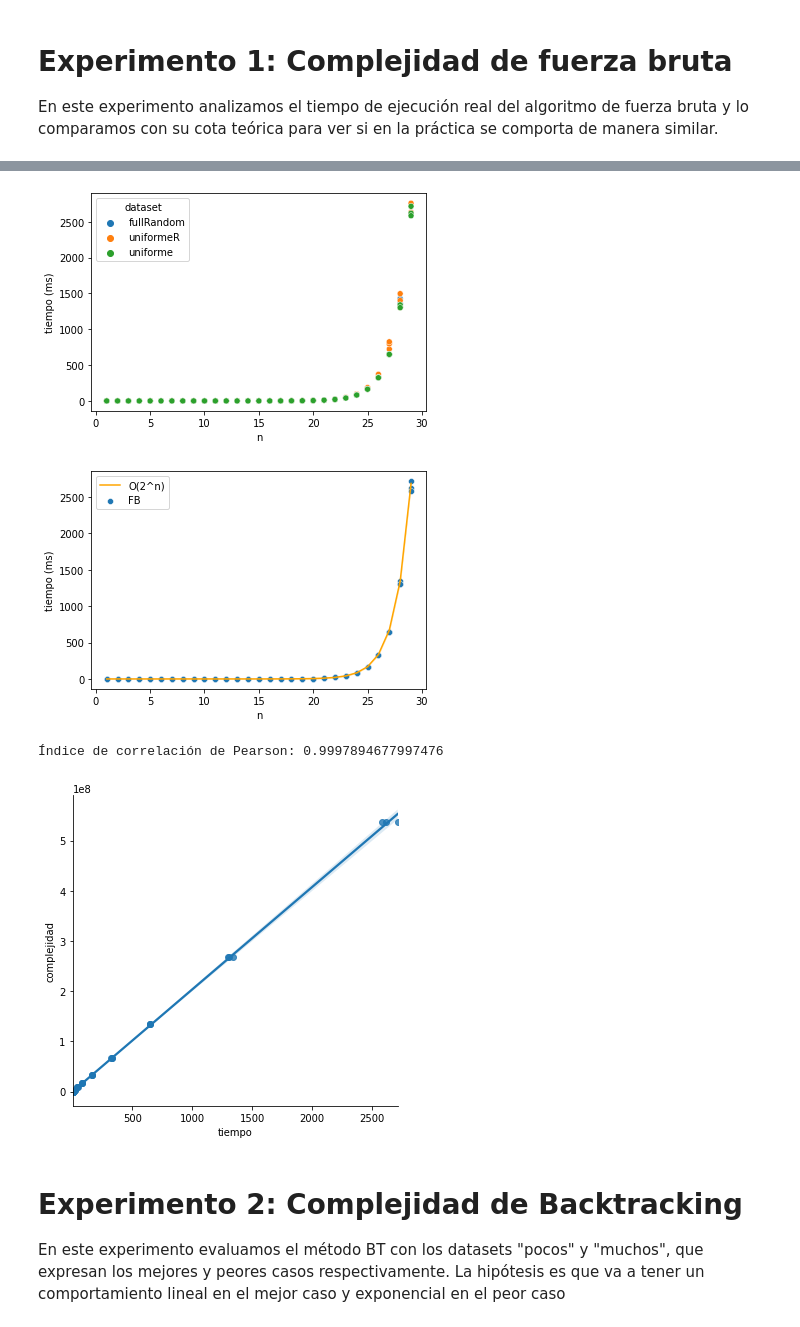
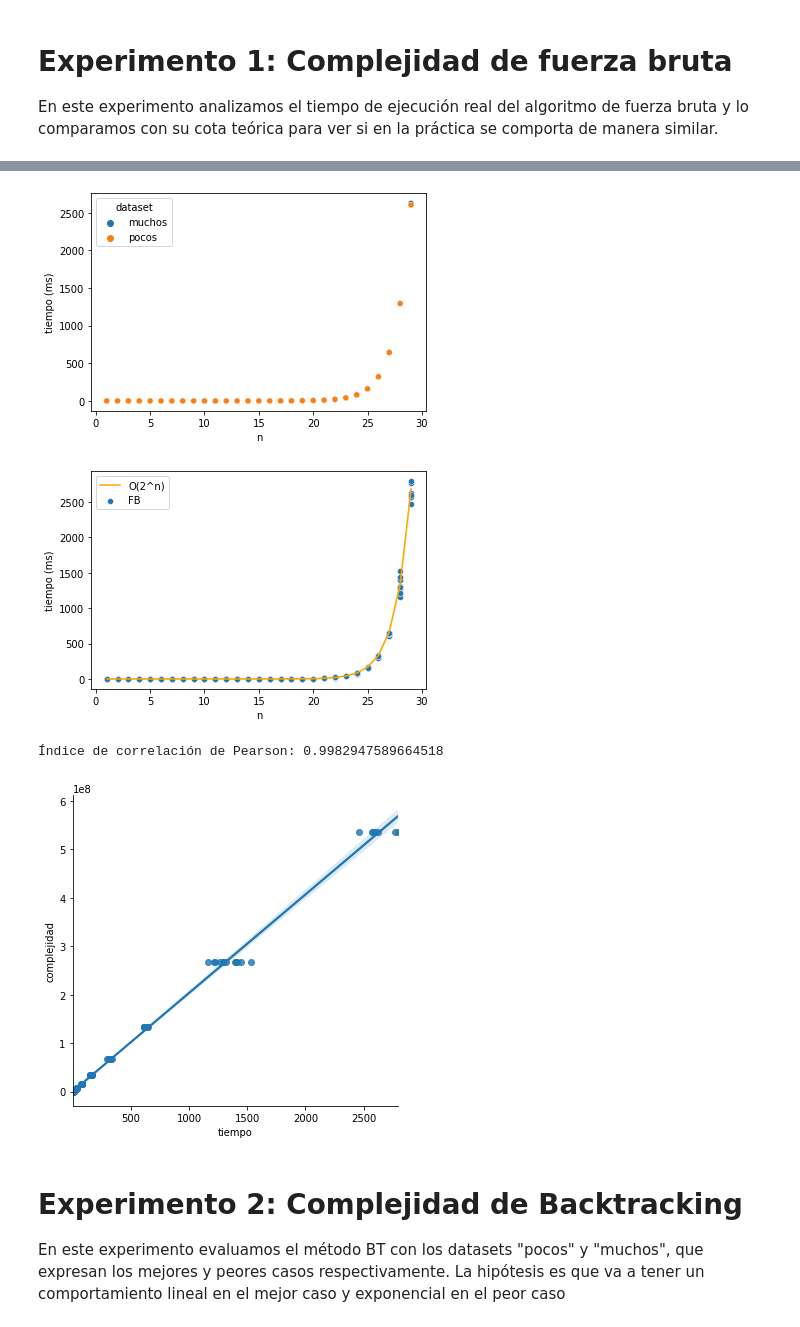
Before and after one commit to mybelgo/algo3tp1, a Jupyter notebook: testCases/generador/analisis.ipynb, the cells around one changed output, grey strips where cells are left out. Drawn from its saved outputs; the diff is of its cells as text; code cells hidden in the pictures.

```diff
--- a/testCases/generador/analisis.ipynb
+++ b/testCases/generador/analisis.ipynb
@@ -30,14 +30,14 @@ plt.savefig("graficos/fb-densidades.svg");
 # %%
-# Graficamos los tiempos de ejecución para un mismo n pero variando el R
-df_complejidad_FB = df_resultados[df_resultados["metodo"]=="FB"].copy();
+# Graficamos los tiempos de ejecución para "pocos" y "muchos", viendo las diferencias de densidades
+df_complejidad_FB = df_resultados[(df_resultados["metodo"]=="FB") & ((df_resultados["dataset"]=="pocos") | (df_resultados["dataset"]=="muchos"))].copy();
 fig = sns.scatterplot(data=df_complejidad_FB, x='n', y='tiempo', hue='dataset');
 fig.set(xlabel='n', ylabel='tiempo (ms)');
 plt.savefig("graficos/fb-densidades.svg");
 # %% [output]
-[figure, old version]
+[figure, new version]
 # %%
-# Comparamos el dataset uniforme contra una función exponencial.
-df_complejidad_FB = df_resultados[(df_resultados["metodo"]=="FB") & (df_resultados["dataset"]=="uniforme")].copy();
+# Comparamos todos los datasets contra una función exponencial.
+df_complejidad_FB = df_resultados[(df_resultados["metodo"]=="FB")].copy();
 df_complejidad_FB["tiempo_esperado"] = 2.0 ** df_complejidad_FB["n"] * 0.000005; # Exponencial
 fig = sns.scatterplot(data=df_complejidad_FB, x='n', y='tiempo');
 fig = sns.lineplot(data=df_complejidad_FB, x='n', y='tiempo_esperado', color="orange");
@@ -45,17 +45,17 @@ fig.legend(labels=['O(2^n)','FB']);
 fig.set(xlabel='n', ylabel='tiempo (ms)');
 plt.savefig("graficos/fb-complejidad.svg")
 # %% [output]
-[figure, old version]
+[figure, new version]
 # %%
 # Graficamos los tiempos de ejecución de la serie de instancias X1, ..., Xn vs la complejidad esperada.
-df_complejidad_FB = df_resultados[(df_resultados["metodo"]=="FB") & (df_resultados["dataset"]=="uniforme")].copy();
+df_complejidad_FB = df_resultados[(df_resultados["metodo"]=="FB")].copy();
 df_complejidad_FB["complejidad"] = 2.0 ** df_complejidad_FB["n"];
 fig = sns.lmplot(data=df_complejidad_FB, x="tiempo", y="complejidad");
 plt.savefig("graficos/fb-correlacion.svg");
 print("Índice de correlación de Pearson:", correlacion_pearson(df_complejidad_FB, "tiempo", "complejidad"));
 # %% [output]
-Índice de correlación de Pearson: 0.9997894677997476
+Índice de correlación de Pearson: 0.9982947589664518
-[figure, old version]
+[figure, new version]
 # %% [markdown]
 # Experimento 2: Complejidad de Backtracking
 En este experimento evaluamos el método BT con los datasets "pocos" y "muchos", que expresan los mejores y peores casos respectivamente. La hipótesis es que va a tener un comportamiento lineal en el mejor caso y exponencial en el peor caso
```
Also changed, not shown: parts of 13 cells of this notebook, 18 other files.
